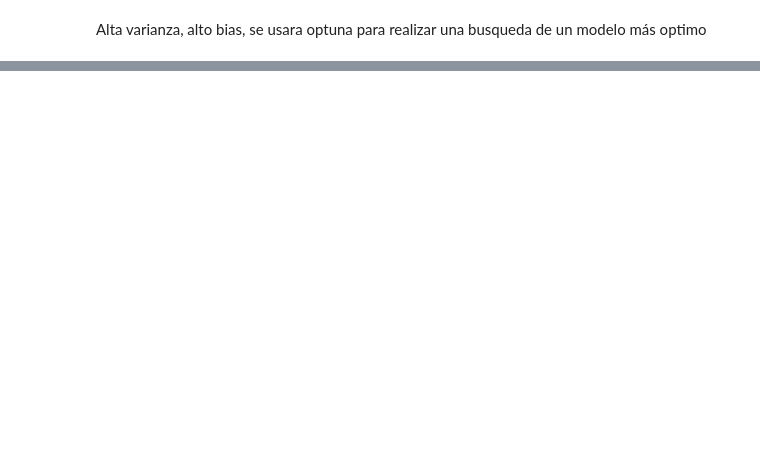
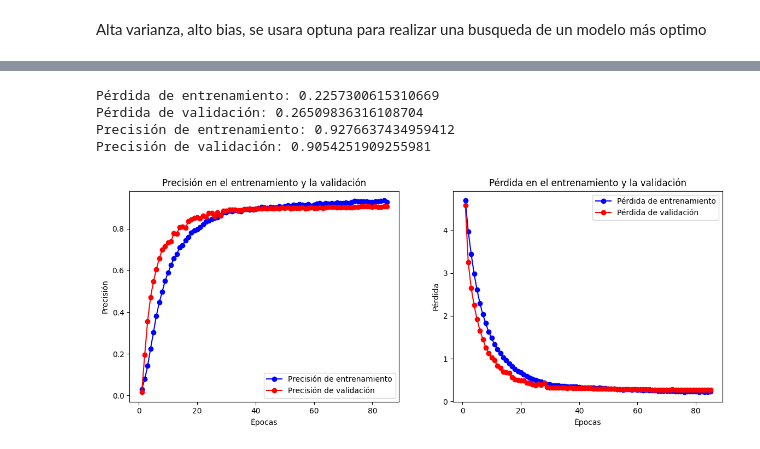
Before and after one commit to JulianSalazarD/handwritten, a Jupyter notebook: handwritten.ipynb, the cells around one changed output, grey strips where cells are left out. Saved outputs shown, nothing was run; the diff lists cells and outputs as text; code cells hidden in the pictures; blank space fills up the shorter version.

```diff
--- a/handwritten.ipynb
+++ b/handwritten.ipynb
@@ -382,0 +1309,6 @@ print(classification_report(y_test, y_test_pred))
+# %%
+cnn = cnn_model_1(input_shape=(32, 32, 1), num_classes=y_train_cnn.shape[1])
+# %%
+cnn.compile(optimizer=Adam(learning_rate=0.0001),
+              loss='categorical_crossentropy',
+              metrics=['accuracy'])
@@ -382,0 +1339,20 @@ print(classification_report(y_test, y_test_pred))
+# %%
+early_stopping = EarlyStopping(monitor='val_loss', patience=5, restore_best_weights=True)
+reduce_lr = ReduceLROnPlateau(monitor='val_loss', factor=0.2, patience=3, min_lr=1e-6)
+# %%
+history = cnn.fit(X_train, y_train_cnn,
+                        validation_data=(X_val, y_val_cnn),
+                        epochs=100,
+                        batch_size=32, verbose=0,
+                       callbacks=[early_stopping, reduce_lr])
+# %%
+train_accuracy, val_accuracy, train_loss, val_loss = print_history(history)
+# %% [output]
+Pérdida de entrenamiento: 0.2257300615310669
+Pérdida de validación: 0.26509836316108704
+Precisión de entrenamiento: 0.9276637434959412
+Precisión de validación: 0.9054251909255981
+# %%
+plot_history(history, 'cnn optimized model')
+# %% [output]
+[figure, added]
```
Also changed, not shown: parts of 176 cells of this notebook.
